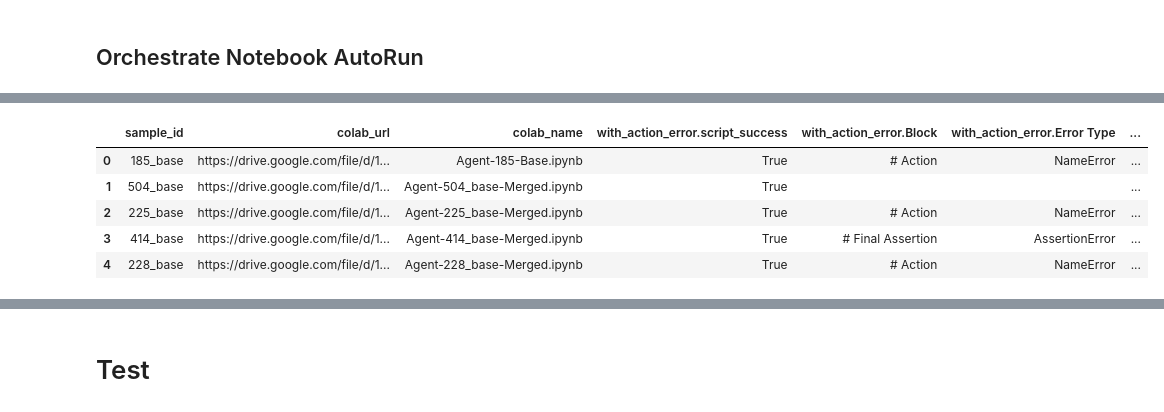
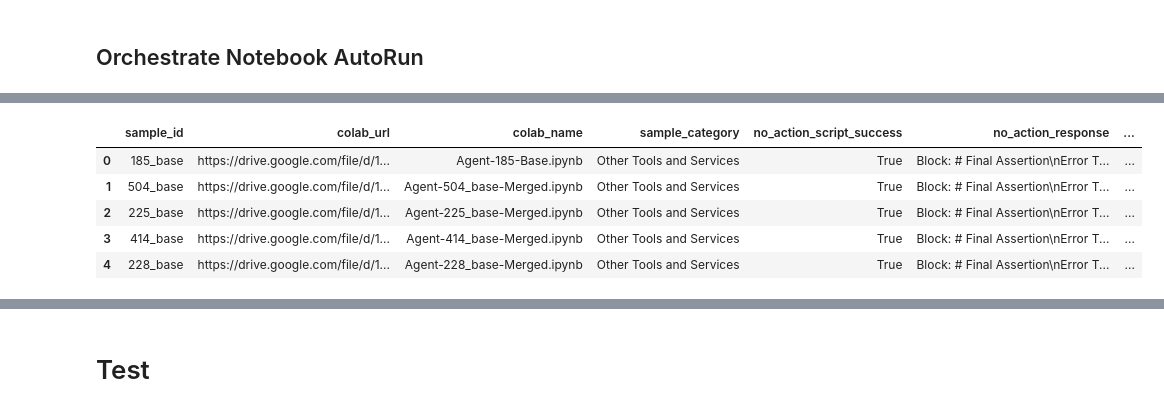
Before and after one commit to nabeel-turing/e2e_sanity_checks, a Jupyter notebook: docker_orchestrator.ipynb, the cells around one changed output, grey strips where cells are left out. Cells and saved outputs as stored; diff of their text form; code cells hidden in the pictures.

```diff
--- a/docker_orchestrator.ipynb
+++ b/docker_orchestrator.ipynb
@@ -755,0 +686,3 @@ Moved clean_workspace/0.1.0/WS_DATA/file_dataset_pb2.py to clean_workspace/0.1.0
+# %%
+colabs_df['sample_category'].value_counts()
+colabs_df = colabs_df[~colabs_df['sample_category'].str.contains('Cursor')]
@@ -755,0 +715,7 @@ Moved clean_workspace/0.1.0/WS_DATA/file_dataset_pb2.py to clean_workspace/0.1.0
+# %%
+colab_name_df = pd.DataFrame(colab_names)
+colabs_df = pd.merge(colab_name_df, colabs_df, on='colab_id')
+colabs_df = colabs_df[~colabs_df['colab_name'].isna()]
+colabs_df = colabs_df[['sample_id', 'colab_url', 'colab_id', 'colab_name', 'sanity_check', 'sample_category']]
+colabs_df.columns = ['sample_id', 'colab_url', 'colab_id', 'colab_name', 'sanity_check', 'sample_category']
+colabs_df.info()
@@ -870,0 +859,3 @@ sanity_df.head()
+# %%
+sanity_df = sanity_df.drop_duplicates(['notebook'])
+sanity_df.info()
@@ -870,0 +876,3 @@ sanity_df.head()
+# %%
+colabs_df = colabs_df.drop_duplicates(['sample_id', 'colab_id'])
+colabs_df.info()
@@ -871,29 +893,24 @@ sanity_df.head()
 # %%
 columns_set = [
     'sample_id',
     'colab_url',
     'colab_name',
-    'with_action_error.script_success',
-    'with_action_error.Block',
-    'with_action_error.Error Type',
-    'with_action_error.Error Description',
-    'with_action_error.Error Detail',
-    'no_action_error.script_success',
-    'no_action_error.Block',
-    'no_action_error.Error Type',
-    'no_action_error.Error Description',
-    'no_action_error.Error Detail',
-    'golden_answer_sample'
+    'sample_category',
+    'no_action_script_success',
+    'no_action_response',
+    'with_action_script_success',
+    'with_action_response',
+    'golden_answer_sample',
     ]
-merged_df = pd.merge(colabs_df[['sample_id', 'colab_id', 'colab_url', 'colab_name']], sanity_df, left_on='colab_id', right_on='notebook')[columns_set]
+merged_df = pd.merge(colabs_df[['sample_id', 'colab_id', 'colab_url', 'colab_name', 'sample_category']], sanity_df, left_on='colab_id', right_on='notebook')[columns_set]
 merged_df.head()
 # %% [output]
-|  | sample_id | colab_url | colab_name | with_action_error.script_success | with_action_error.Block | with_action_error.Error Type | ... |
-| 0 | 185_base | https://drive.google.com/file/d/1... | Agent-185-Base.ipynb | True | # Action | NameError | ... |
-| 1 | 504_base | https://drive.google.com/file/d/1... | Agent-504_base-Merged.ipynb | True |  |  | ... |
-| 2 | 225_base | https://drive.google.com/file/d/1... | Agent-225_base-Merged.ipynb | True | # Action | NameError | ... |
-| 3 | 414_base | https://drive.google.com/file/d/1... | Agent-414_base-Merged.ipynb | True | # Final Assertion | AssertionError | ... |
-| 4 | 228_base | https://drive.google.com/file/d/1... | Agent-228_base-Merged.ipynb | True | # Action | NameError | ... |
+|  | sample_id | colab_url | colab_name | sample_category | no_action_script_success | no_action_response | ... |
+| 0 | 185_base | https://drive.google.com/file/d/1... | Agent-185-Base.ipynb | Other Tools and Services | True | Block: # Final Assertion\nError T... | ... |
+| 1 | 504_base | https://drive.google.com/file/d/1... | Agent-504_base-Merged.ipynb | Other Tools and Services | True | Block: # Final Assertion\nError T... | ... |
+| 2 | 225_base | https://drive.google.com/file/d/1... | Agent-225_base-Merged.ipynb | Other Tools and Services | True | Block: # Final Assertion\nError T... | ... |
+| 3 | 414_base | https://drive.google.com/file/d/1... | Agent-414_base-Merged.ipynb | Other Tools and Services | True | Block: # Final Assertion\nError T... | ... |
+| 4 | 228_base | https://drive.google.com/file/d/1... | Agent-228_base-Merged.ipynb | Other Tools and Services | True | Block: # Final Assertion\nError T... | ... |
 # %%
 merged_df.info()
 # %% [output]
```
Also changed, not shown: parts of 61 cells of this notebook, 4 other files.
